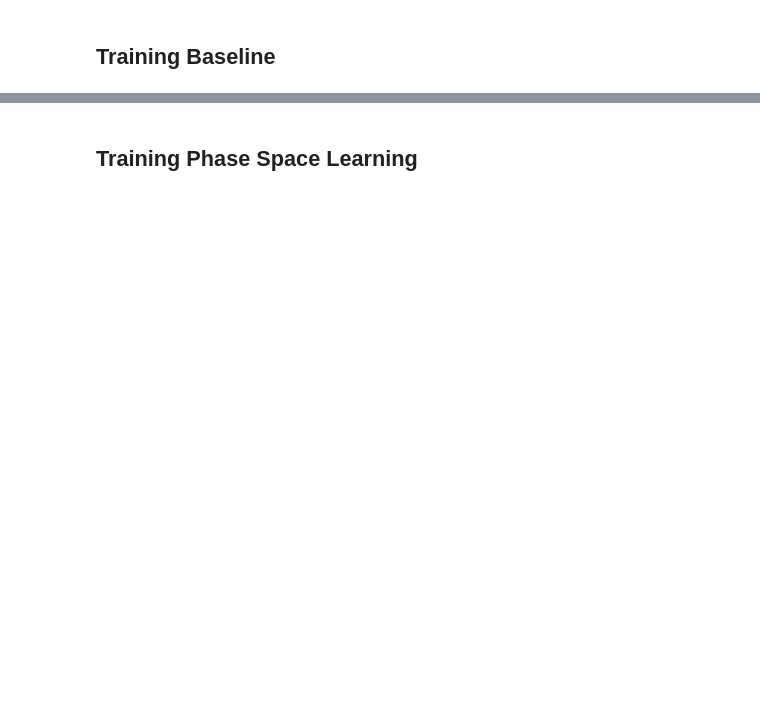
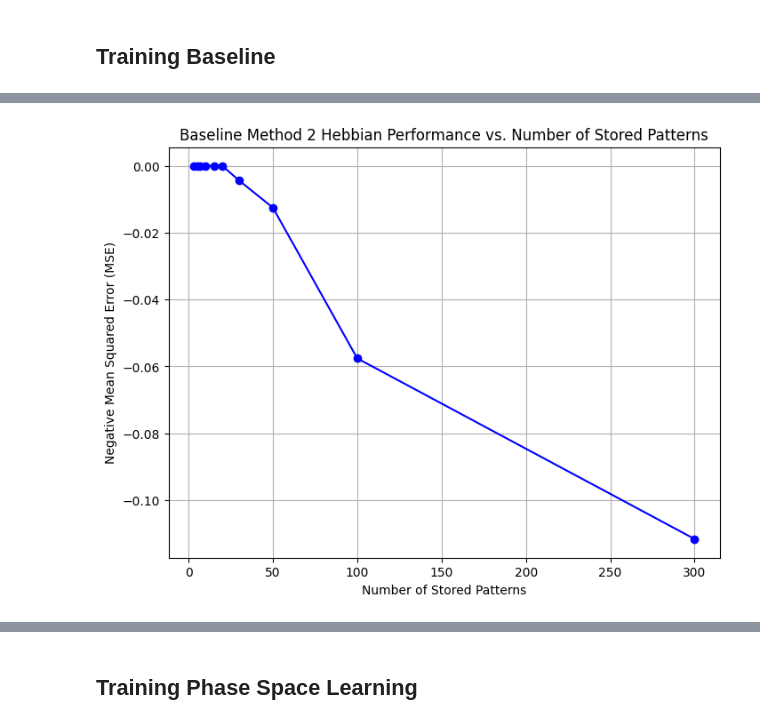
Before and after one commit to chenpy2000/Hopfield, a Jupyter notebook: visualize.ipynb, the cells around one changed output, grey strips where cells are left out. Cells and saved outputs as stored; diff of their text form; code cells hidden in the pictures; blank space fills up the shorter version.

```diff
--- a/visualize.ipynb
+++ b/visualize.ipynb
@@ -332,0 +491,41 @@ plt.show()
+# %%
+
+hebb_m2_results = []
+hebb_m2_mse_values = []
+num_patterns_list = [3, 5, 7, 10, 15, 20, 30, 50, 100, 300]
+
+for i, num_patterns in enumerate(num_patterns_list):
+
+    hopfield_gray = grayscaled_hp_baseline.HopfieldRNNGrayscale(num_units=8192)
+
+    # randomly select from training set
+    idxs = np.random.choice(range(len(stored_images)), size=num_patterns, replace=False)
+
+    baseline_original = stored_images[idxs]
+    baseline_masked = masked_images[idxs]
+
+    hopfield_gray.store_patterns(baseline_original)
+
+    retrieved_masked = hopfield_gray(baseline_masked).detach()
+
+    # Convert back to grayscale
+    retrieved_masked = torch.stack([grayscaled_hp_baseline.decode(img) for img in retrieved_masked])
+
+
+    loss = hopfield_gray.recall_loss(baseline_masked, baseline_original)
+
+    # Store the results for plotting later
+    hebb_m2_results.append(retrieved_masked.detach().numpy())
+    hebb_m2_mse_values.append(loss.detach().numpy())
+
+
+# Plot the negative MSE curve (to make it appear decreasing)
+plt.figure(figsize=(8, 6))
+plt.plot(num_patterns_list, [-mse for mse in hebb_m2_mse_values], marker='o', linestyle='-', color='b')  # Negative SSE values
+plt.title("Baseline Method 2 Hebbian Performance vs. Number of Stored Patterns")
+plt.xlabel("Number of Stored Patterns")
+plt.ylabel("Negative Mean Squared Error (MSE)")
+plt.grid(True)
+plt.show()
+# %% [output]
+[figure, added]
```
Also changed, not shown: parts of 40 cells of this notebook, 3 other files.
